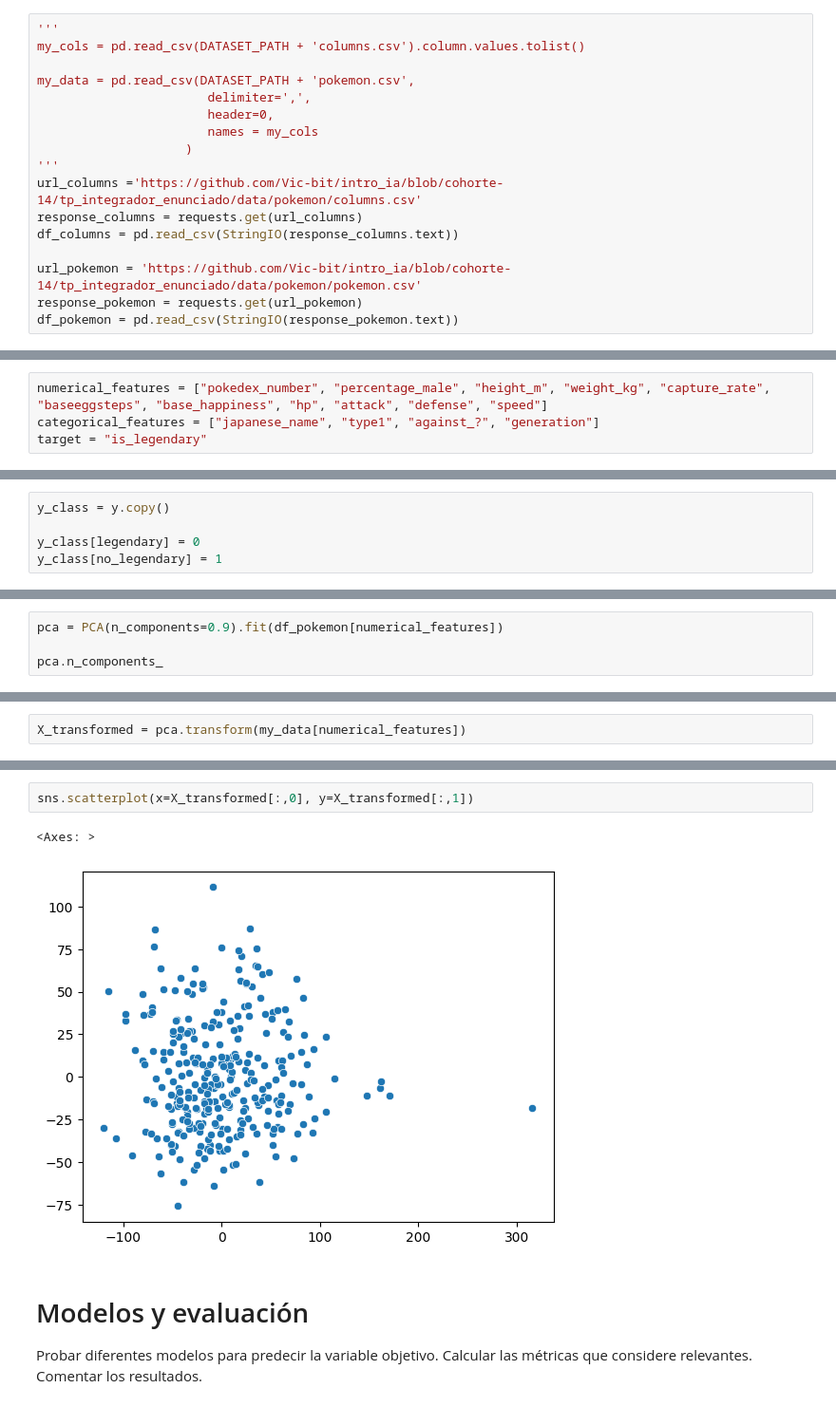
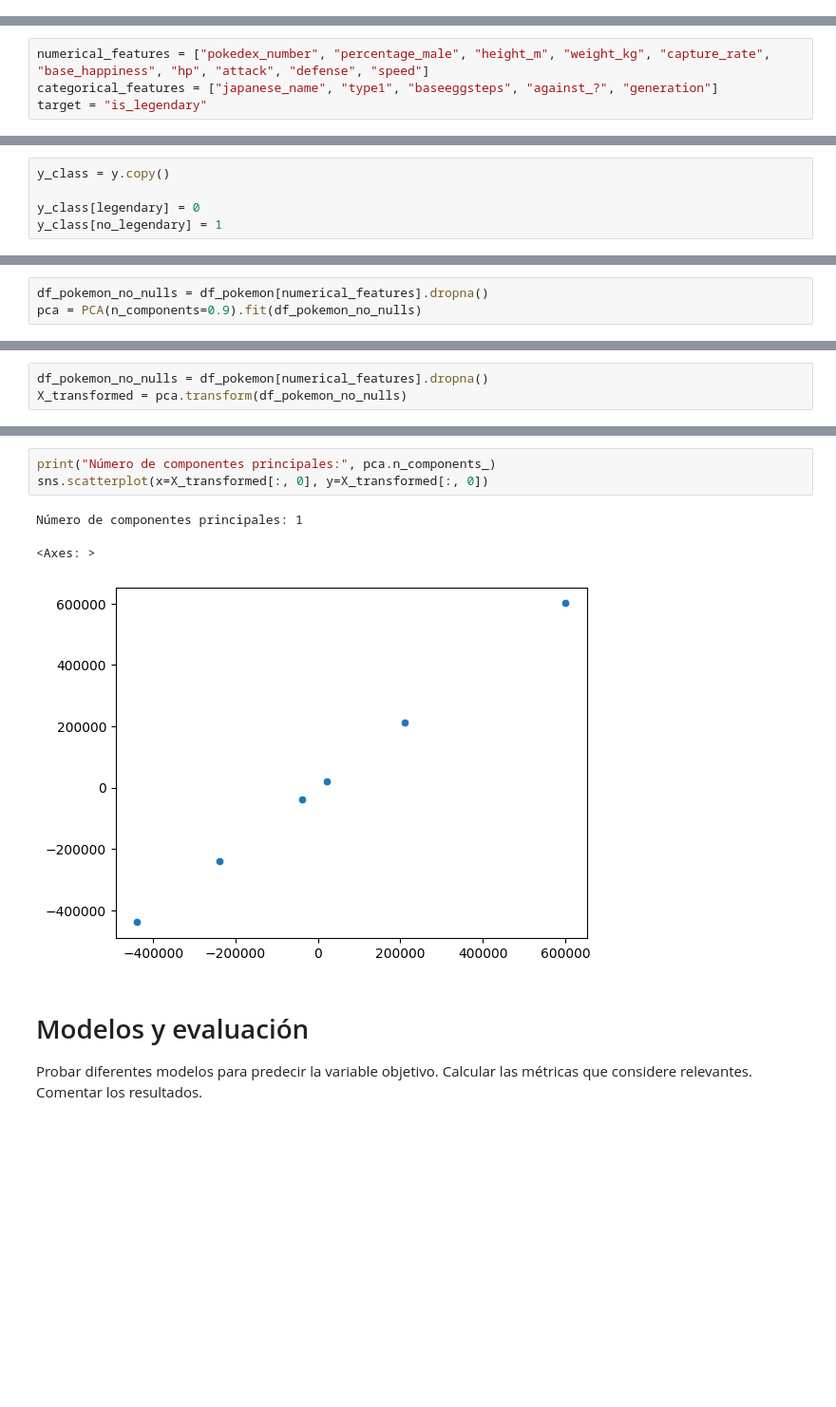
Before and after one commit to Vic-bit/intro_ia, a Jupyter notebook: tp_integrador_enunciado/tpi_parte4.ipynb, the cells around one changed output, grey strips where cells are left out. Shown at 95% size. Drawn from its saved outputs; the diff is of its cells as text; blank space fills up the shorter version.

```diff
--- a/tp_integrador_enunciado/tpi_parte4.ipynb
+++ b/tp_integrador_enunciado/tpi_parte4.ipynb
@@ -83,20 +68,3 @@ df_pokemon.describe()
-# %%
-'''
-my_cols = pd.read_csv(DATASET_PATH + 'columns.csv').column.values.tolist()
-
-my_data = pd.read_csv(DATASET_PATH + 'pokemon.csv',
-                       delimiter=',',
-                       header=0,
-                       names = my_cols
-                    )
-'''
-url_columns ='https://github.com/Vic-bit/intro_ia/blob/cohorte-14/tp_integrador_enunciado/data/pokemon/columns.csv'
-response_columns = requests.get(url_columns)
-df_columns = pd.read_csv(StringIO(response_columns.text))
-
-url_pokemon = 'https://github.com/Vic-bit/intro_ia/blob/cohorte-14/tp_integrador_enunciado/data/pokemon/pokemon.csv'
-response_pokemon = requests.get(url_pokemon)
-df_pokemon = pd.read_csv(StringIO(response_pokemon.text))
 # %% [markdown]
 # Análisis exploratorio básico y preprocesamiento de los datos
 
@@ -120,6 +91,6 @@ df_pokemon.describe()
 # %%
-numerical_features = ["pokedex_number", "percentage_male", "height_m", "weight_kg", "capture_rate", "baseeggsteps", "base_happiness", "hp", "attack", "defense", "speed"]
-categorical_features = ["japanese_name", "type1", "against_?", "generation"]
+numerical_features = ["pokedex_number", "percentage_male", "height_m", "weight_kg", "capture_rate", "base_happiness", "hp", "attack", "defense", "speed"]
+categorical_features = ["japanese_name", "type1", "baseeggsteps", "against_?", "generation"]
 target = "is_legendary"
 # %% [markdown]
 Una vez separadas las variables por tipo, podemos empezar el analisis. Lo primero es binarizar a la variable target
@@ -176,4 +150,3 @@ pd.get_dummies(df_pokemon[categorical_features])
 # %%
-pca = PCA(n_components=0.9).fit(df_pokemon[numerical_features])
-
-pca.n_components_
+df_pokemon_no_nulls = df_pokemon[numerical_features].dropna()
+pca = PCA(n_components=0.9).fit(df_pokemon_no_nulls)
@@ -183,5 +153,6 @@ PCA does not accept missing values encoded as NaN natively. For supervised learn
 # %%
-X_transformed = pca.transform(my_data[numerical_features])
+df_pokemon_no_nulls = df_pokemon[numerical_features].dropna()
+X_transformed = pca.transform(df_pokemon_no_nulls)
 # %%
 X_transformed
 # %% [output]
@@ -205,8 +176,10 @@ array([[ 4.15197276e+01,  6.04359951e+01],
 # %%
-sns.scatterplot(x=X_transformed[:,0], y=X_transformed[:,1])
+print("Número de componentes principales:", pca.n_components_)
+sns.scatterplot(x=X_transformed[:, 0], y=X_transformed[:, 0])
 # %% [output]
-<Axes: >
+Número de componentes principales: 1
+<Axes: >
-[figure, old version]
+[figure, new version]
 # %% [markdown]
 # Modelos y evaluación
 Probar diferentes modelos para predecir la variable objetivo. Calcular las métricas que considere relevantes. Comentar los resultados.
```
Also changed, not shown: parts of 7 cells of this notebook, 1 other file.
